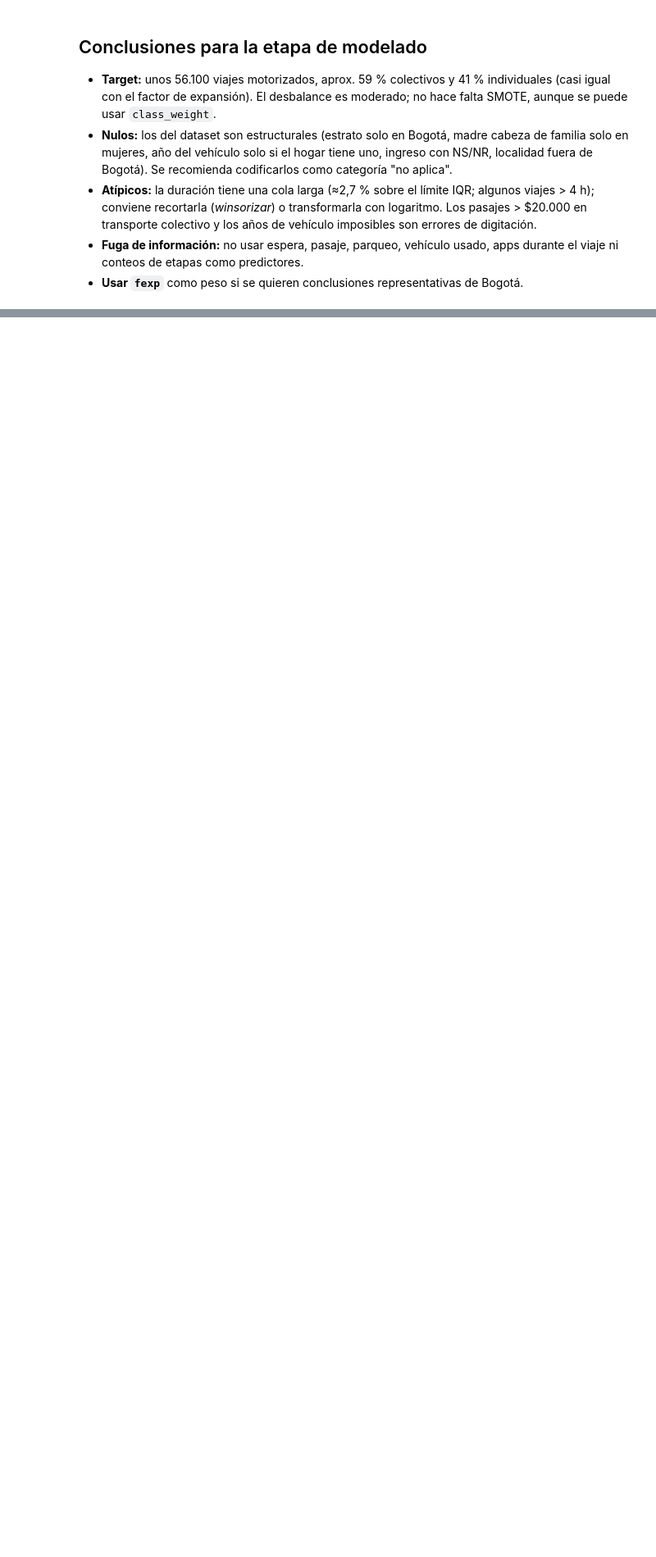
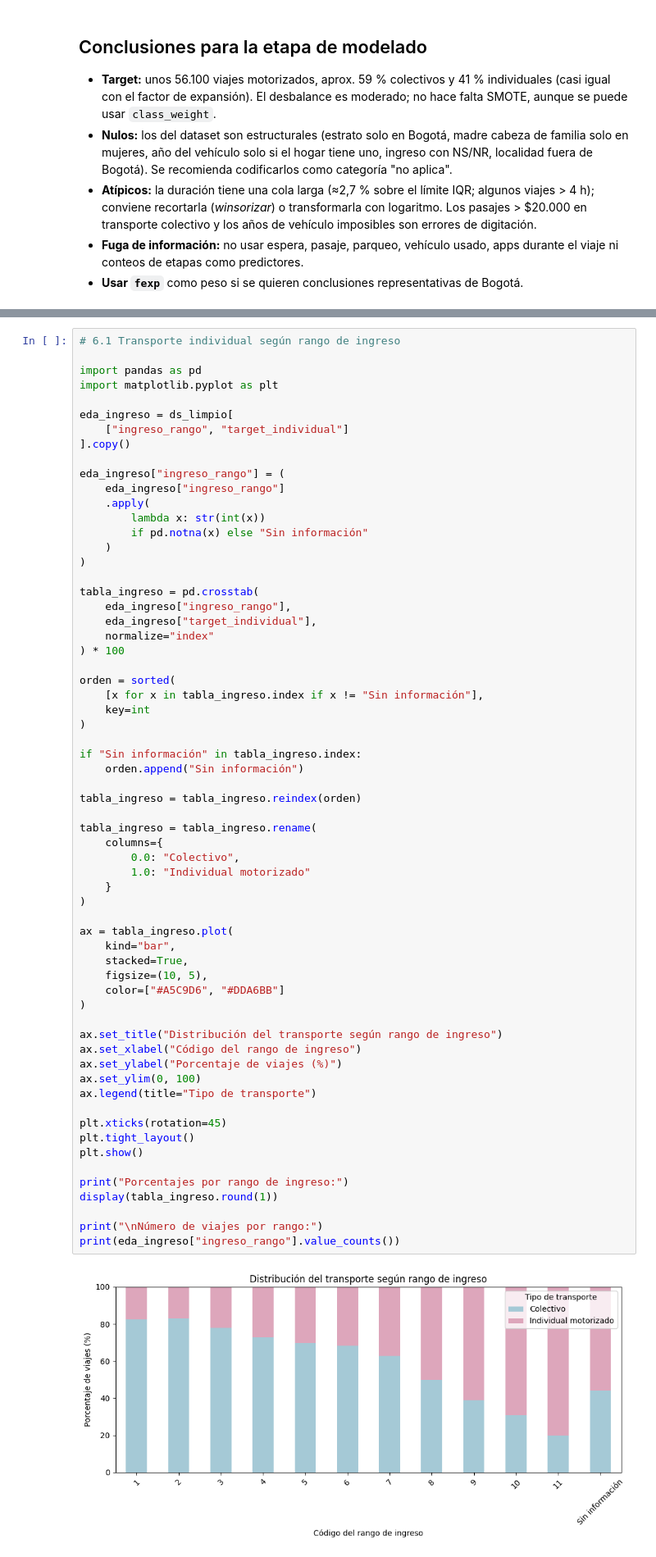
Before and after one commit to sara-munoz-5/analitica-movilidad-bogota, a Jupyter notebook: entrega_1.ipynb, the cells around one changed output, grey strips where cells are left out. Shown at 82% size. Saved outputs shown, nothing was run; the diff lists cells and outputs as text; blank space fills up the shorter version.

```diff
--- a/entrega_1.ipynb
+++ b/entrega_1.ipynb
@@ -756,0 +1158,65 @@ reglas
+# %%
+# 6.1 Transporte individual según rango de ingreso
+
+import pandas as pd
+import matplotlib.pyplot as plt
+
+eda_ingreso = ds_limpio[
+    ["ingreso_rango", "target_individual"]
+].copy()
+
+eda_ingreso["ingreso_rango"] = (
+    eda_ingreso["ingreso_rango"]
+    .apply(
+        lambda x: str(int(x))
+        if pd.notna(x) else "Sin información"
+    )
+)
+
+tabla_ingreso = pd.crosstab(
+    eda_ingreso["ingreso_rango"],
+    eda_ingreso["target_individual"],
+    normalize="index"
+) * 100
+
+orden = sorted(
+    [x for x in tabla_ingreso.index if x != "Sin información"],
+    key=int
+)
+
+if "Sin información" in tabla_ingreso.index:
+    orden.append("Sin información")
+
+tabla_ingreso = tabla_ingreso.reindex(orden)
+
+tabla_ingreso = tabla_ingreso.rename(
+    columns={
+        0.0: "Colectivo",
+        1.0: "Individual motorizado"
+    }
+)
+
+ax = tabla_ingreso.plot(
+    kind="bar",
+    stacked=True,
+    figsize=(10, 5),
+    color=["#A5C9D6", "#DDA6BB"]
+)
+
+ax.set_title("Distribución del transporte según rango de ingreso")
+ax.set_xlabel("Código del rango de ingreso")
+ax.set_ylabel("Porcentaje de viajes (%)")
+ax.set_ylim(0, 100)
+ax.legend(title="Tipo de transporte")
+
+plt.xticks(rotation=45)
+plt.tight_layout()
+plt.show()
+
+print("Porcentajes por rango de ingreso:")
+display(tabla_ingreso.round(1))
+
+print("\nNúmero de viajes por rango:")
+print(eda_ingreso["ingreso_rango"].value_counts())
+# %% [output]
+[figure, added]
```
Also changed, not shown: parts of 22 cells of this notebook.
